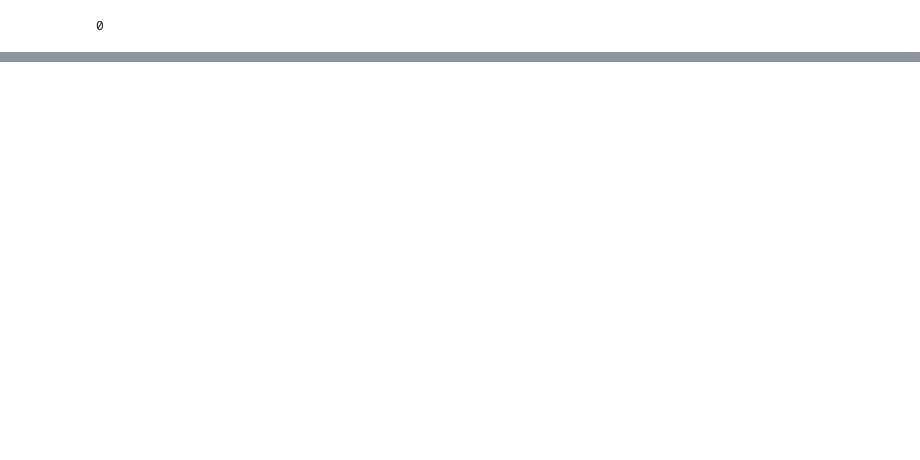
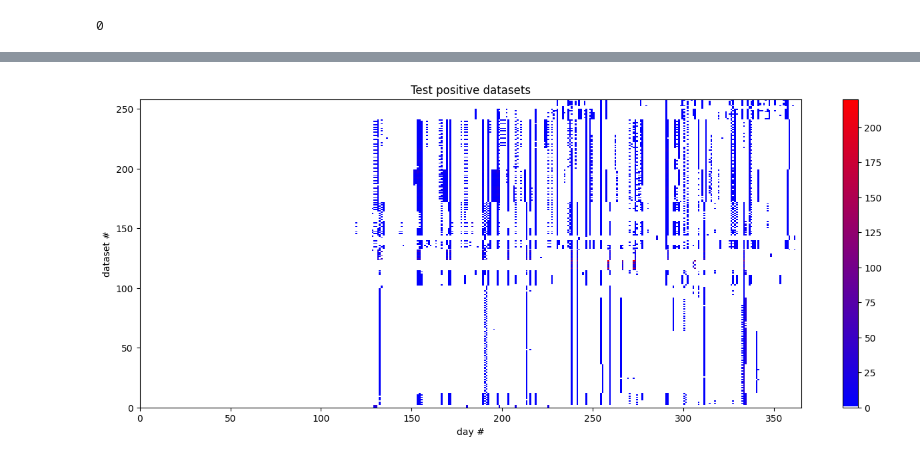
Before and after one commit to maria-grigorieva/data_popularity_forecast, a Jupyter notebook: Datasets/History_filtering_Random_Forest/random-forest.ipynb, the cells around one changed output, grey strips where cells are left out. Cells and saved outputs as stored; diff of their text form; code cells hidden in the pictures; blank space fills up the shorter version.

```diff
--- a/Datasets/History_filtering_Random_Forest/random-forest.ipynb
+++ b/Datasets/History_filtering_Random_Forest/random-forest.ipynb
@@ -93,10 +100,11 @@ weighted avg       0.90      0.90      0.90       500
 # %%
 objs_df_val = transform_filter_data(
     source_csv = source_csv,
-    finish_date = pd.Timestamp('2022-11-19'),
-    horizon_date = pd.Timestamp('2022-11-26'),
+    finish_date = finish_date_validate,
+    horizon_date = finish_date_validate + horizon,
     span_threshold = span_threshold,
     history_len = history_len,
-    accesses_threshold = accesses_threshold
+    accesses_threshold = accesses_threshold,
+    merge_tids=True
 )
 # %% [output]
@@ -134,0 +155,9 @@ weighted avg       0.73      0.86      0.79      2716
+# %%
+plot_heatmap_accesses(
+        np.stack(objs_df_val[objs_df_val['y'] > 0]['history_ts'].to_numpy()),
+        axis=None,
+        title='Test positive datasets',
+        savefig_path=None
+)
+# %% [output]
+[figure, added]
```
Also changed, not shown: parts of 8 cells of this notebook, 7 other files.
